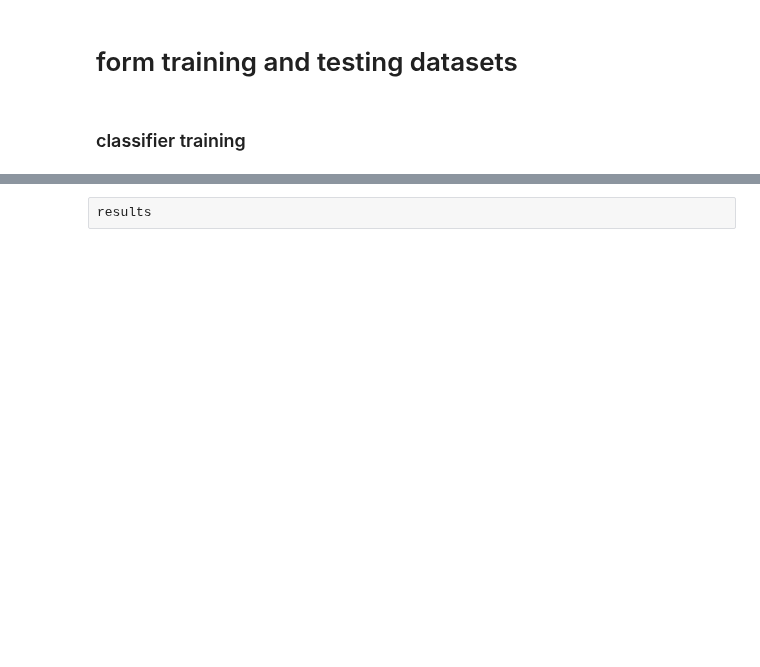
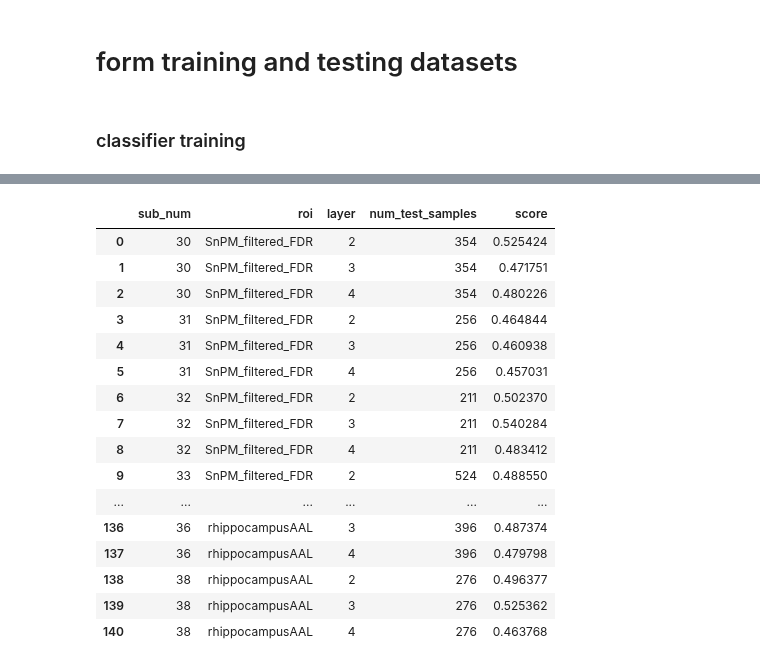
Before and after one commit to andrebeu/cswfmri, a Jupyter notebook: decodeState_recall2-eval_on_path.ipynb, the cells around one changed output, grey strips where cells are left out. Saved outputs shown, nothing was run; the diff lists cells and outputs as text; code cells hidden in the pictures; blank space fills up the shorter version.

```diff
--- a/decodeState_recall2-eval_on_path.ipynb
+++ b/decodeState_recall2-eval_on_path.ipynb
@@ -47,9 +83,9 @@ recall_df = pd.read_csv('deriv/recall_df.csv',index_col=0)
 # %%
-sub_num,layer_num = 33,3
 def get_training_info(sub_num,layer_num):
   # find df rows corresponding to sub/layer
   layer_bool = view_df.state.str[0]==str(layer_num)
-  sub_layer_view_df = view_df[(view_df.sub_num == sub_num) & layer_bool]
+  sub_bool = (view_df.sub_num == sub_num)
+  sub_layer_view_df = view_df[sub_bool & layer_bool]
   # extract TRs and labels
   TR_L = []
   ytarget_L = []
@@ -105,6 +124,44 @@ ROI_NAME_L = [
   'rglasser_PM_net',
   'rhippocampusAAL',
 ]
+# %%
+def get_classifier_data(sub_num,roi_name,layer_num):
+  """
+  given info, returns train and test data
+  """
+  # load fmri data;
+  try: # check that fmri files exist
+    act_view = load_sub_roi(sub_num,roi_name,'videos')
+    act_recall = load_sub_roi(sub_num,roi_name,'recall2')
+    assert len(act_view)
+    assert len(act_recall)
+  except:
+    print('err loading roi data')
+    return None
+
+  ## train data
+  try: # train
+    XTR_train,ylabel_train = get_training_info(sub_num,layer_num)
+    Xtrain = act_view[XTR_train,:]
+  except:
+    print('err getting classifier train data')
+    return None
+
+  ## test data
+  try:
+    XTR_test,ylabel_test = get_test_info(sub_num,layer_num)
+    Xtest = act_recall[XTR_test,:]
+  except:
+    print('err getting classifier test data')
+    return None
+  # check if recall data exists
+  try:
+    assert len(Xtest)
+  except:
+    print('no recall data')
+    return None
+
+  return Xtrain,ylabel_train,Xtest,ylabel_test
 # %%
 """
 train and test classifier
@@ -326,5 +225,23 @@ r rglasser_PM_net sub 31 layer 3
-# %% [raw]
-results
+# %%
+results
+# %% [output]
+|  | sub_num | roi | layer | num_test_samples | score |
+| 0 | 30 | SnPM_filtered_FDR | 2 | 354 | 0.525424 |
+| 1 | 30 | SnPM_filtered_FDR | 3 | 354 | 0.471751 |
+| 2 | 30 | SnPM_filtered_FDR | 4 | 354 | 0.480226 |
+| 3 | 31 | SnPM_filtered_FDR | 2 | 256 | 0.464844 |
+| 4 | 31 | SnPM_filtered_FDR | 3 | 256 | 0.460938 |
+| 5 | 31 | SnPM_filtered_FDR | 4 | 256 | 0.457031 |
+| 6 | 32 | SnPM_filtered_FDR | 2 | 211 | 0.502370 |
+| 7 | 32 | SnPM_filtered_FDR | 3 | 211 | 0.540284 |
+| 8 | 32 | SnPM_filtered_FDR | 4 | 211 | 0.483412 |
+| 9 | 33 | SnPM_filtered_FDR | 2 | 524 | 0.488550 |
+| ... | ... | ... | ... | ... | ... |
+| 136 | 36 | rhippocampusAAL | 3 | 396 | 0.487374 |
+| 137 | 36 | rhippocampusAAL | 4 | 396 | 0.479798 |
+| 138 | 38 | rhippocampusAAL | 2 | 276 | 0.496377 |
+| 139 | 38 | rhippocampusAAL | 3 | 276 | 0.525362 |
+| 140 | 38 | rhippocampusAAL | 4 | 276 | 0.463768 |
 # %%
 Nsubs = len(results.sub_num.unique())
 results.to_csv('data/analyses/decodeState_trainView_testRecall-eval_on_path-N%i.csv'%Nsubs)
```
Also changed, not shown: parts of 8 cells of this notebook, 6 other files.
